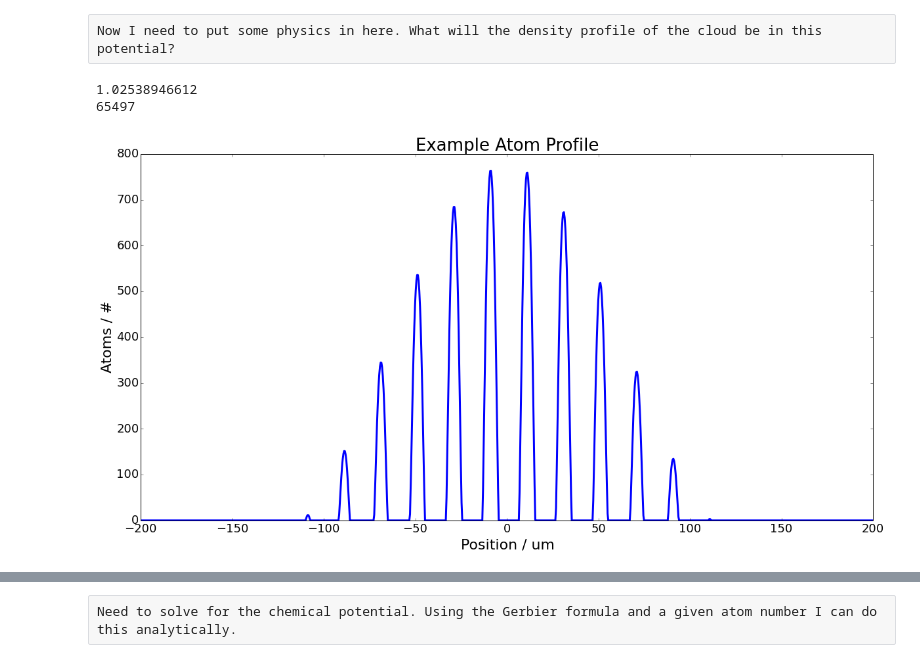
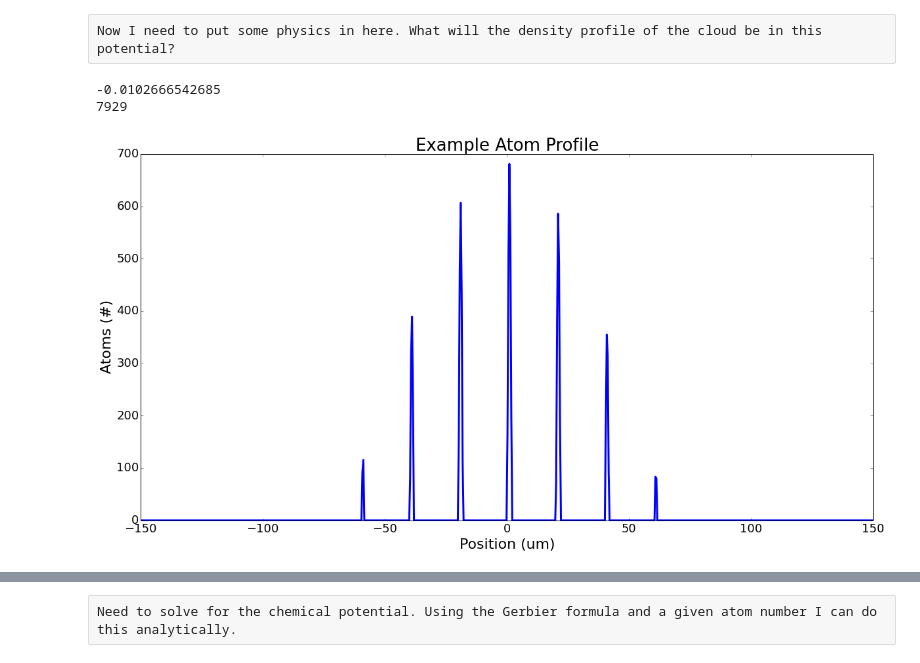
Before and after one commit to levlab-atomchip/BECy_stats, a Jupyter notebook: ideal_density.ipynb, the cells around one changed output, grey strips where cells are left out. Saved outputs shown, nothing was run; the diff lists cells and outputs as text; code cells hidden in the pictures.

```diff
--- a/ideal_density.ipynb
+++ b/ideal_density.ipynb
@@ -124,7 +127,7 @@ wa_grid_width = 800e-6
 wa_length = 10e-6
 wa_pos = np.cumsum(np.ones(wa_num)*wa_period) - 0.5 * wa_grid_width
 # %%
-wa_current_total = 20e-3
+wa_current_total = 2e-3
 wa_width_total = wa_num * wa_width + 2*wa_big_width
 wa_current_sm = wa_width / wa_width_total * wa_current_total
 wa_current_big = wa_big_width / wa_width_total * wa_current_total
@@ -228,7 +231,7 @@ sample_pot = wa_fields_y * acm.MU_B
 # %%
 trap_freq = 2*acm.pi*10 #Hz
 # %%
-trap_field = (0.5 * acm.M * trap_freq**2 * wa_locs_y**2) / acm.MU_B + 1e-4
+trap_field = (0.5 * acm.M * trap_freq**2 * wa_locs_y**2) / acm.MU_B
 # %%
-tot_field = trap_field + wa_fields_y
+tot_field = trap_field - wa_fields_y
 # %%
@@ -247,17 +250,18 @@ Now I need to put some physics in here. What will the density profile of the clo
 tight_freq = 2*acm.pi*1000 # Hz
 # %%
 #mu_guess = 1.01511e-4*acm.MU_B # for atoms over silicon
-mu_guess = 1.03*acm.MU_B*1e-4
+mu_guess = -0.008*acm.MU_B*1e-4
 print np.min(tot_field)*1e4
 #mu_guess = 0.8453e-4 * acm.MU_B
-n_1d = np.array([(0.25 / acm.A) * ((np.min([acm.MU_B * ff - mu_guess, 0]) / (acm.HBAR * tight_freq))**2 - 1) for ff in tot_field])
+n_1d = np.array([(1.0 / acm.A) * ((np.min([acm.MU_B * ff - mu_guess, 0]) / (acm.HBAR * tight_freq))**2 - 1) for ff in tot_field])
 N_1d = [nn*(400e-6/1024) if nn > 0 else 0 for nn in n_1d]
 plt.plot(wa_locs_y*1e6, N_1d)
 plt.xlabel('Position (um)')
 plt.ylabel('Atoms (#)')
 plt.title('Example Atom Profile')
+plt.xlim(-150,150)
 print int(round(np.sum(N_1d)))
 # %% [output]
-1.02538946612
-65497
+-0.0102666542685
+7929
-[figure, old version]
+[figure, new version]
```
Also changed, not shown: parts of 36 cells of this notebook, 3 other files.
